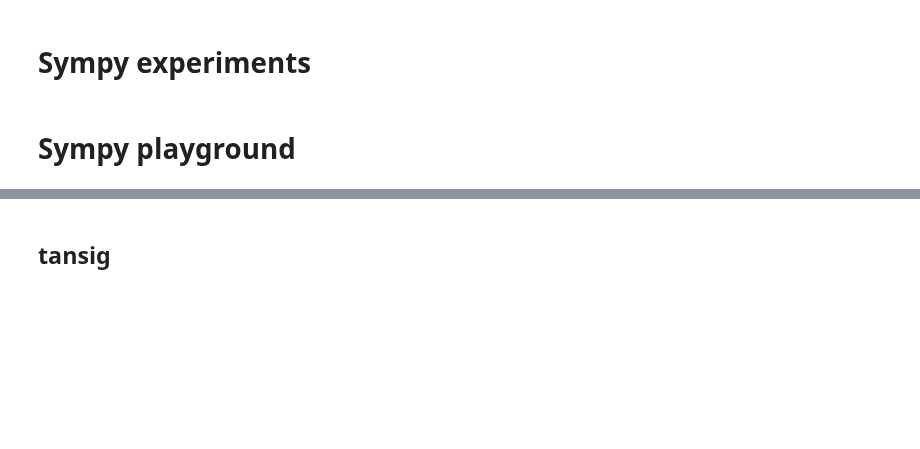
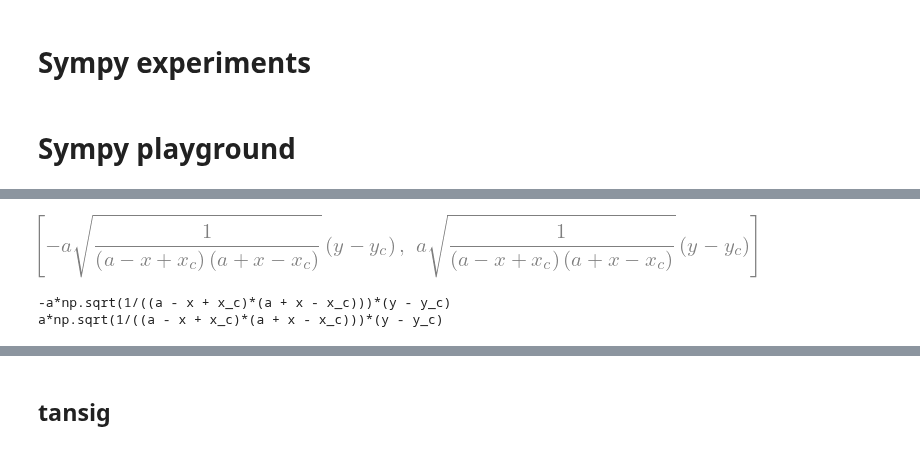
Before and after one commit to NelisW/PythonNotesToSelf, a Jupyter notebook: sympy/play-sympy.ipynb, the cells around one changed output, grey strips where cells are left out. Cells and saved outputs as stored; diff of their text form; code cells hidden in the pictures; blank space fills up the shorter version.

```diff
--- a/sympy/play-sympy.ipynb
+++ b/sympy/play-sympy.ipynb
@@ -14,0 +22,13 @@ from IPython.display import Latex
+# %%
+x,y,a,b,xc,yc,xa,ya,xi,yi,xx,yx,xy,yy,solx,soly,sola,solb = sympy.symbols('x y a b x_c y_c x_a y_a x_i y_i x_x y_x x_y y_y x_s y_s a_s b_a')
+# %%
+solb = sympy.solve(((x-xc)/a)**2+((y-yc)/b)**2-1 , b)
+display(solb)
+pstrA0 = sympy.pycode(solb[0]).replace('math','np')
+pstrA1 = sympy.pycode(solb[1]).replace('math','np')
+print(pstrA0)
+print(pstrA1)
+# %% [output]
+[figure, added]
+-a*np.sqrt(1/((a - x + x_c)*(a + x - x_c)))*(y - y_c)
+a*np.sqrt(1/((a - x + x_c)*(a + x - x_c)))*(y - y_c)
```
Also changed, not shown: parts of 16 cells of this notebook, 5 other files.
